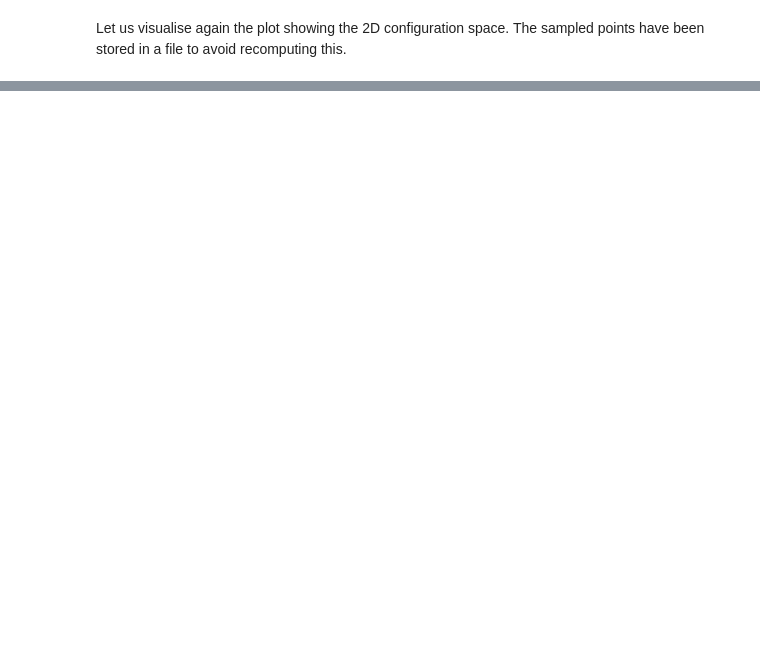
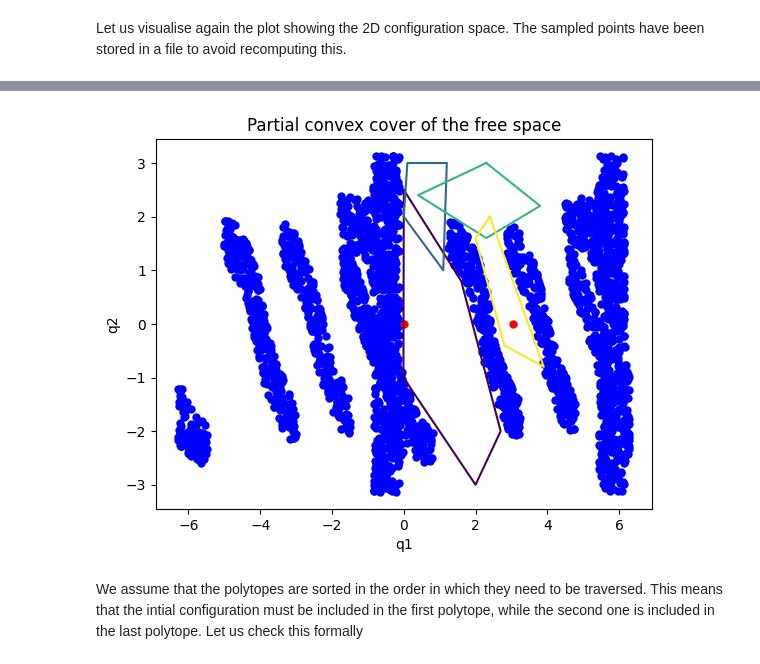
Before and after one commit to julialopezgomez/tutorials, a Jupyter notebook: 7_more_qp.ipynb, the cells around one changed output, grey strips where cells are left out. Cells and saved outputs as stored; diff of their text form; code cells hidden in the pictures; blank space fills up the shorter version.

```diff
--- a/7_more_qp.ipynb
+++ b/7_more_qp.ipynb
@@ -47,0 +61,52 @@ First, let us convert the distance measure into 0/1 values to have a binary dist
+# %%
+
+
+#initial and goal position
+q_init = robot.q0.copy()
+q_goal = np.array([3.05429572, 0.20489405])
+
+from scipy.spatial import ConvexHull
+
+
+hull1 = ConvexHull(np.array([[-0.01,-1.], [2,-3], [2.7,-2], [1.6,0.8], [0,2.5]]))
+hull2 = ConvexHull(np.array([[1.1,1], [0,2], [0.1, 3], [1.2, 3], ]))
+hull3 = ConvexHull(np.array([[0.4,2.4], [2.3,1.6], [3.8, 2.2] , [2.3, 3] ]))
+hull4 = ConvexHull(np.array([[2.8,-0.4], [2.,1.6],  [2.4, 2], [3.9,-0.8], ]))
+hulls = [hull1, hull2, hull3, hull4]
+
+
+#let us plot the polytopes to check that they look "okay"
+def plot_hull_and_points(hulls, collision_samples, q_init, q_goal):
+    """
+    Plots each each polytope in hulls with a unique color.
+
+    Parameters:
+    - hulls: list of ConvexHull objects
+    - collision_samples: list of samples to be displayed
+    - q_init: initial configuration
+    - q_goal: goal configuration
+    """
+    plt.figure()
+    data = np.array(collision_samples)
+    plt.scatter(data[:,0],data[:,1],c="blue",lw=0)
+    plt.scatter(q_init[0],q_init[1],c="red",lw=0)
+    plt.scatter(q_goal[0],q_init[1],c="red",lw=0)
+    # Use a color map to assign a unique color to each kernel
+    colors = plt.cm.viridis(np.linspace(0, 1, len(hulls)))
+    for (hull, color) in zip (hulls, colors):
+        hull_points = hull.points[hull.vertices]
+        # Close the hull by appending the first point at the end
+        hull_points = np.append(hull_points, [hull_points[0]], axis=0)
+        plt.plot(hull_points[:, 0], hull_points[:, 1], color=color)
+    plt.xlabel("q1")
+    plt.ylabel("q2")
+    plt.title("Partial convex cover of the free space")
+    plt.show()
+
+#recolting samples in collision to check our polytopes do not include them
+collision_samples = [ np.array([sample[0], sample[1]]) for sample in distance_data if sample[2]  < 1e-6]
+plot_hull_and_points(hulls, collision_samples, q_init, q_goal)
+# %% [output]
+[figure, added]
+# %% [markdown]
+We assume that the polytopes are sorted in the order in which they need to be traversed. This means that the intial configuration must be included in the first polytope, while the second one is included in the last polytope. Let us check this formally
```
Also changed, not shown: parts of 36 cells of this notebook, 3 other files.
